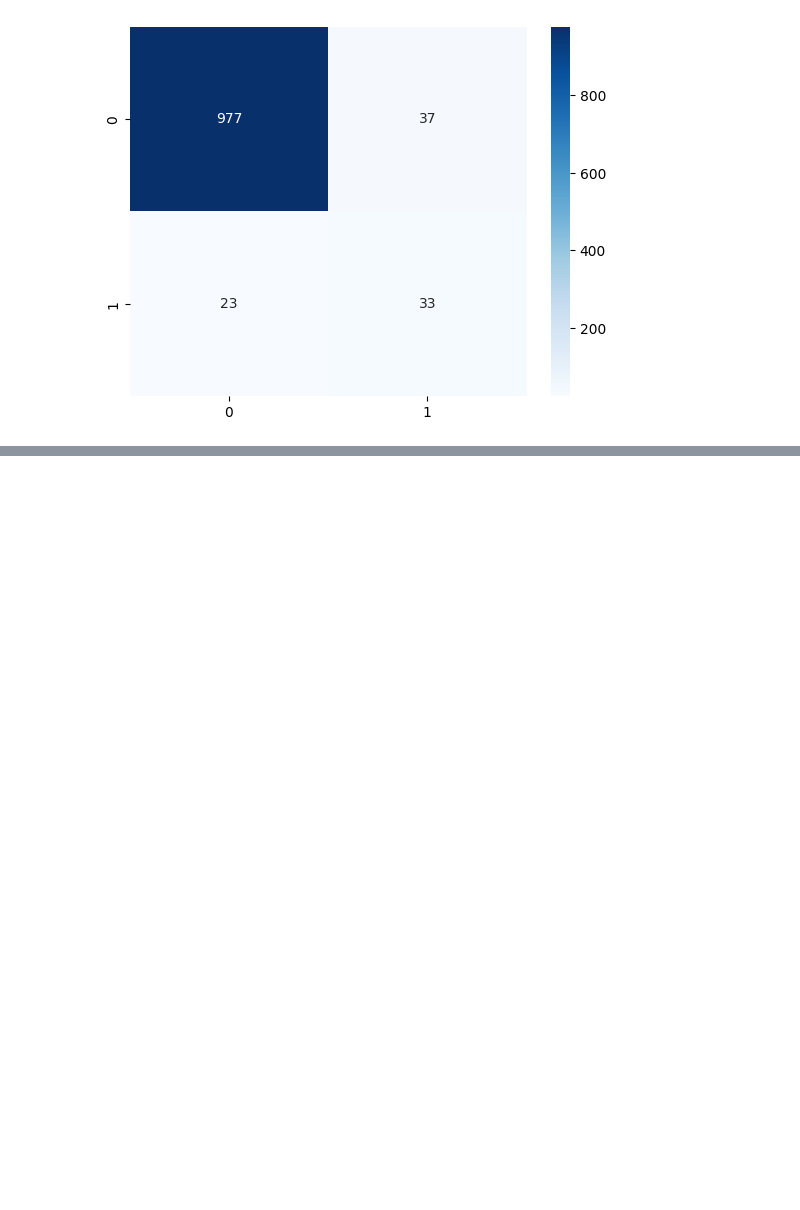
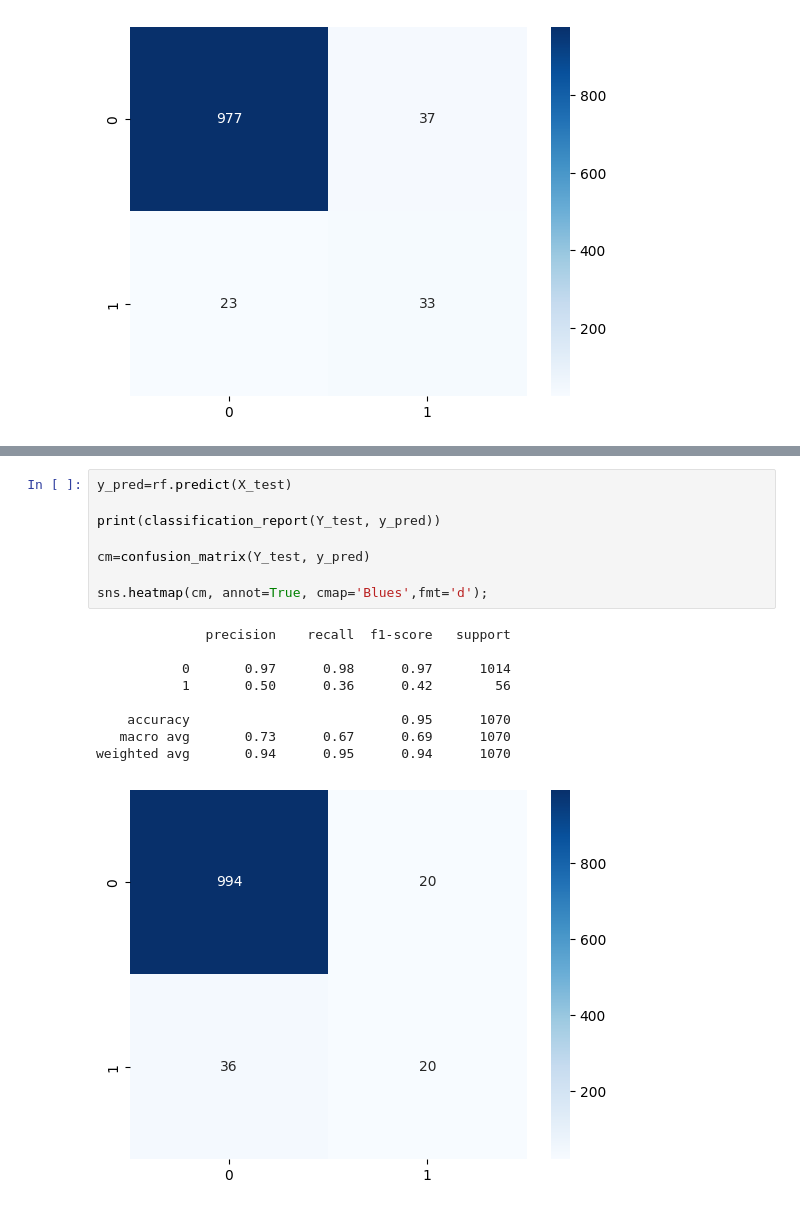
Before and after one commit to aroraomansh/F1-Prediction, a Jupyter notebook: main.ipynb, the cells around one changed output, grey strips where cells are left out. Drawn from its saved outputs; the diff is of its cells as text; blank space fills up the shorter version.

```diff
--- a/main.ipynb
+++ b/main.ipynb
@@ -186,0 +216,18 @@ sns.heatmap(cm, annot=True, cmap='Blues',fmt='d');
+# %%
+y_pred=rf.predict(X_test)
+
+print(classification_report(Y_test, y_pred))
+
+cm=confusion_matrix(Y_test, y_pred)
+
+sns.heatmap(cm, annot=True, cmap='Blues',fmt='d');
+# %% [output]
+              precision    recall  f1-score   support
+
+           0       0.97      0.98      0.97      1014
+           1       0.50      0.36      0.42        56
+
+    accuracy                           0.95      1070
+   macro avg       0.73      0.67      0.69      1070
+weighted avg       0.94      0.95      0.94      1070
+[figure, added]
```
Also changed, not shown: parts of 12 cells of this notebook.
